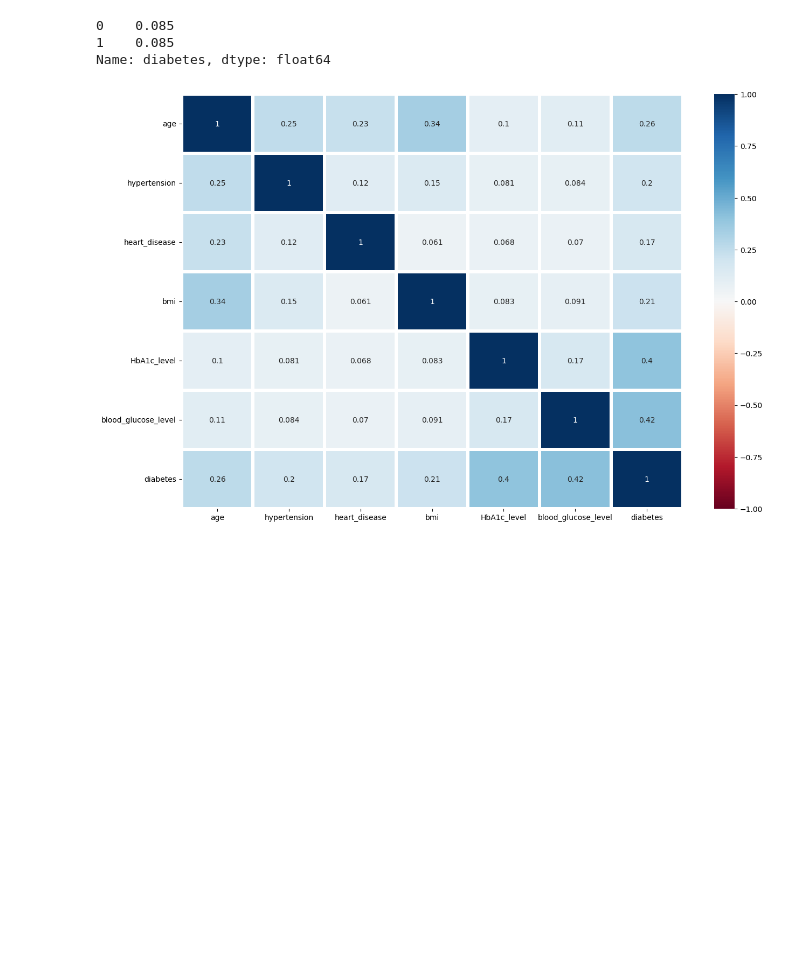
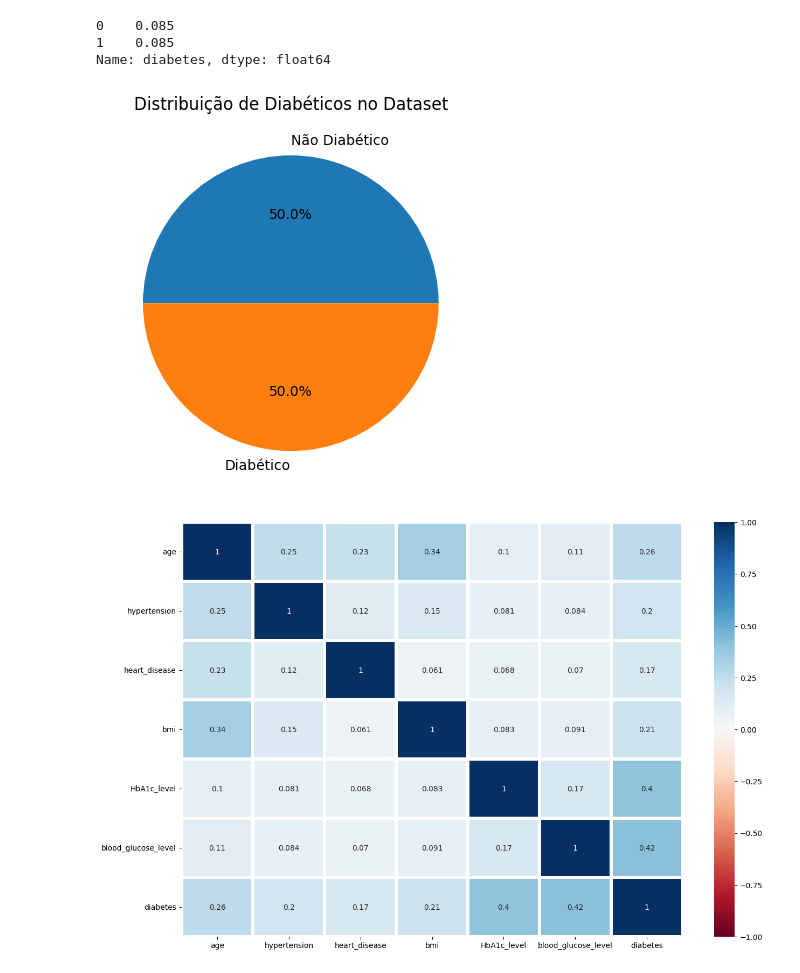
Before and after one commit to PedroHudson/PUC_aulas, a Jupyter notebook: MVP_teste.ipynb, the cells around one changed output. Saved outputs shown, nothing was run; the diff lists cells and outputs as text; code cells hidden in the pictures; blank space fills up the shorter version.

```diff
--- a/MVP_teste.ipynb
+++ b/MVP_teste.ipynb
@@ -136,6 +136,13 @@ dataset_dist
 0    0.085
 1    0.085
 Name: diabetes, dtype: float64
+# %%
+plt.pie(dataset_dist, labels = ['Não Diabético', 'Diabético'],
+       autopct = '%1.1f%%')
+plt.title("Distribuição de Diabéticos no Dataset")
+plt.show()
+# %% [output]
+[figure, added]
 # %%
 # Grafico de correlação com Seaborn
 plt.figure(figsize = (15,10))
```
